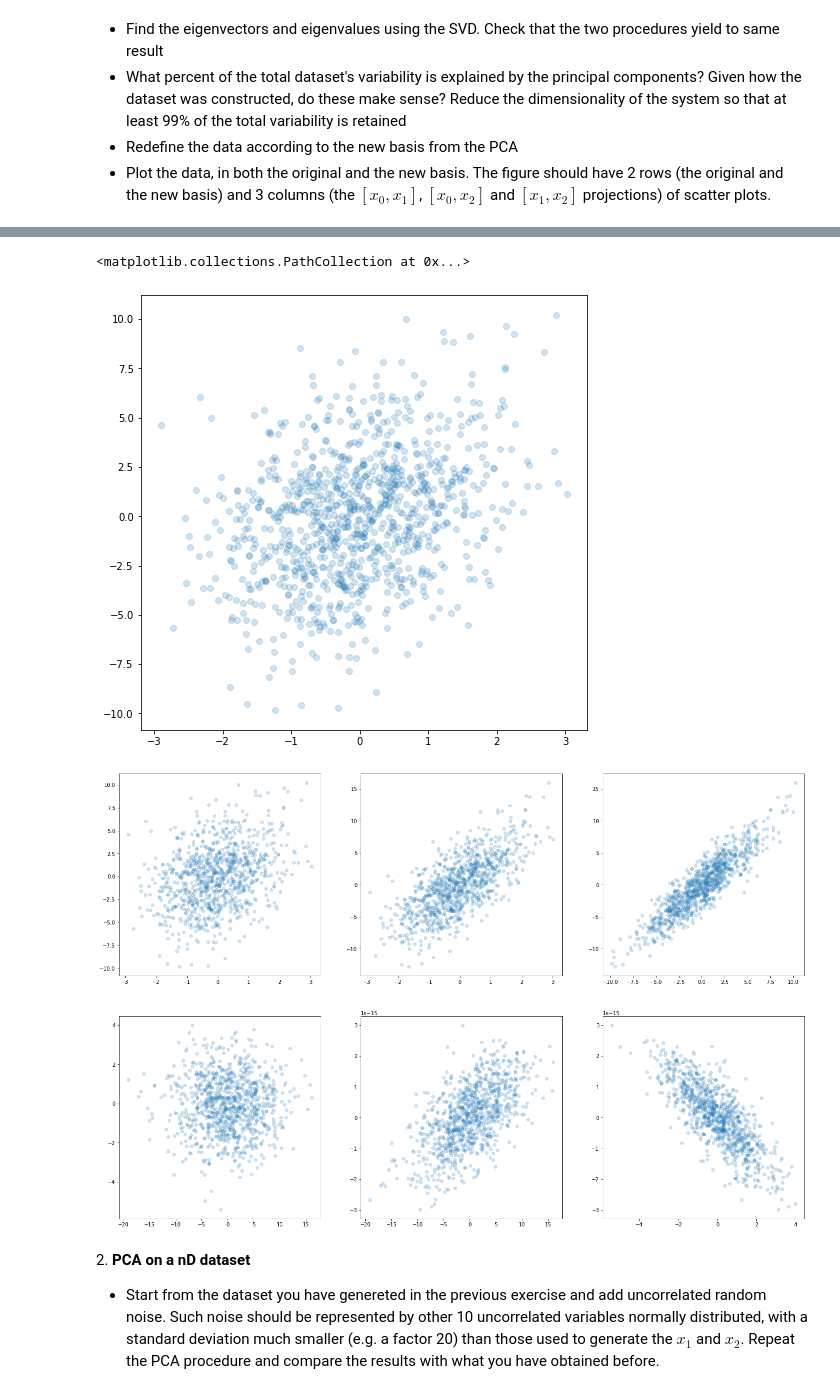
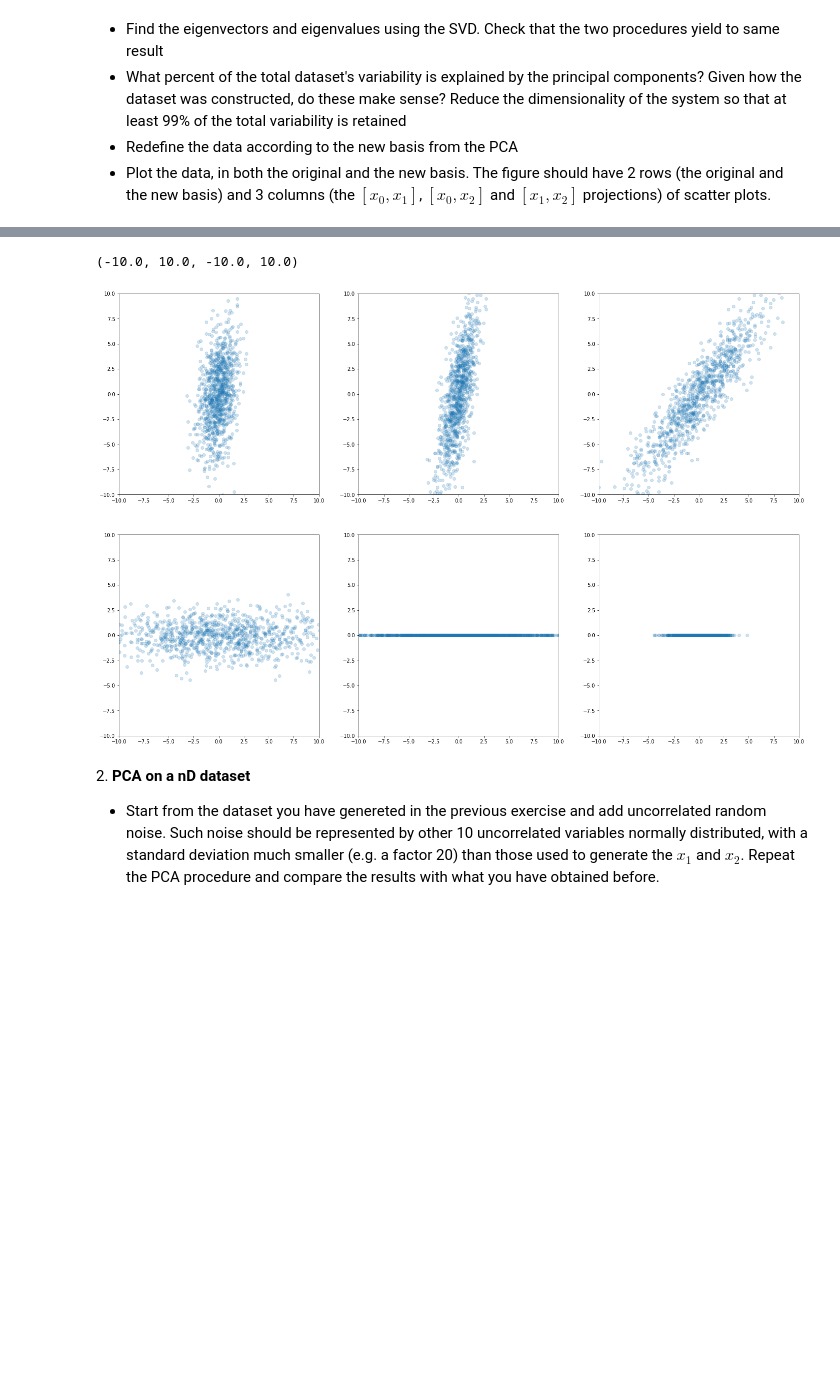
Before and after one commit to rubenzatini/ScientificComputingWithPython2022, a Jupyter notebook: 08ex_algebra.ipynb, the cells around one changed output, grey strips where cells are left out. Cells and saved outputs as stored; diff of their text form; code cells hidden in the pictures; blank space fills up the shorter version.

```diff
--- a/08ex_algebra.ipynb
+++ b/08ex_algebra.ipynb
@@ -25,15 +25,13 @@ mu1 = 0
 sigma1 = 1
 mu2 = 0
 sigma2 = 3
-mu3 = 0
-sigma3 = 5
 
 # Generating the three datasets
 x1 = npr.normal(mu1,sigma1,size=N)
 x2 = x1 + npr.normal(mu2,sigma2,size=N)
 x3 = 2 * x1 + x2
 
-# Stacking together (columns) the variables in a matrix X
+# Stacking together the variables in a matrix X
 X = np.stack([x1,x2,x3])
 
 #Computing covariant matrix and find eigenvalues/eigenvectors using
@@ -65,9 +63,11 @@ print('\n\n\n')
 print("Eigendecomposition:\n", V)
 print("SVD:\n", V_svd)
 
+#!!! I AM USING THE RESULTS FROM SVD METHOD !!!
+
 # See the loss (%) in variability in eliminating the last eigenvector
-print(l_svd[2])
-print(l_svd[2].sum()/l_svd.sum())
+print("""\nPercent of the total dataset variability explained by the first two components: """,
+      l_svd[0:2].sum()/l_svd.sum())
 
 #print(V, '\n', U)
 
@@ -76,9 +76,9 @@ print(l_svd[2].sum()/l_svd.sum())
 
 NX = np.delete(X, 2, 0)
 
-# then plot the rotated dataset and its "axes"
-plt.figure(figsize=(8, 8))
-plt.scatter(NX[0,:], NX[1,:], alpha=0.2)
+# plot the dataset
+#plt.figure(figsize=(8, 8))
+#plt.scatter(NX[0,:], NX[1,:], alpha=0.2)
 
 # rotate the dataset accordingly to the new base
 Xp = np.dot(V_svd.T, X)
@@ -88,13 +88,19 @@ fig, axes = plt.subplots(2,3,figsize=(24, 16))
 
 # Plot in the original basis
 axes[0, 0].scatter(X[0,:], X[1,:], alpha=0.2)
+axes[0, 0].axis([-10,10,-10,10])
 axes[0, 1].scatter(X[0,:], X[2,:], alpha=0.2)
+axes[0, 1].axis([-10,10,-10,10])
 axes[0, 2].scatter(X[1,:], X[2,:], alpha=0.2)
+axes[0, 2].axis([-10,10,-10,10])
 
 
 # Plot in the rotated basis
 axes[1, 0].scatter(Xp[0,:], Xp[1,:], alpha=0.2)
+axes[1, 0].axis([-10,10,-10,10])
 axes[1, 1].scatter(Xp[0,:], Xp[2,:], alpha=0.2)
+axes[1, 1].axis([-10,10,-10,10])
 axes[1, 2].scatter(Xp[1,:], Xp[2,:], alpha=0.2)
+axes[1, 2].axis([-10,10,-10,10])
 # %% [output]
 Eigendecomposition:
@@ -118,6 +124,5 @@ SVD:
-<matplotlib.collections.PathCollection at 0x...>
+(-10.0, 10.0, -10.0, 10.0)
-[figure, old version]
+[figure, new version]
-[figure, removed]
 # %% [markdown]
 2\. **PCA on a nD dataset**
 
```
Also changed, not shown: parts of 4 cells of this notebook, 3 other files.
